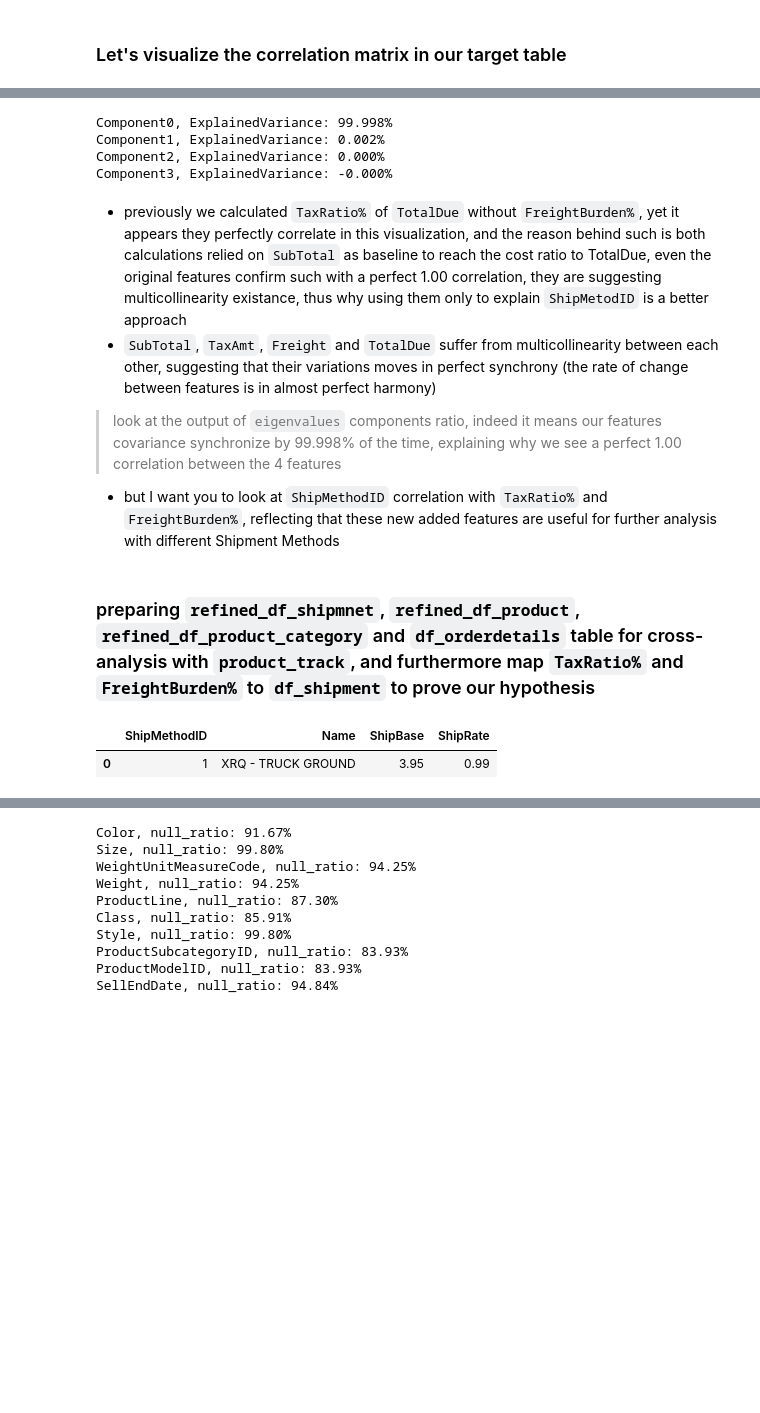
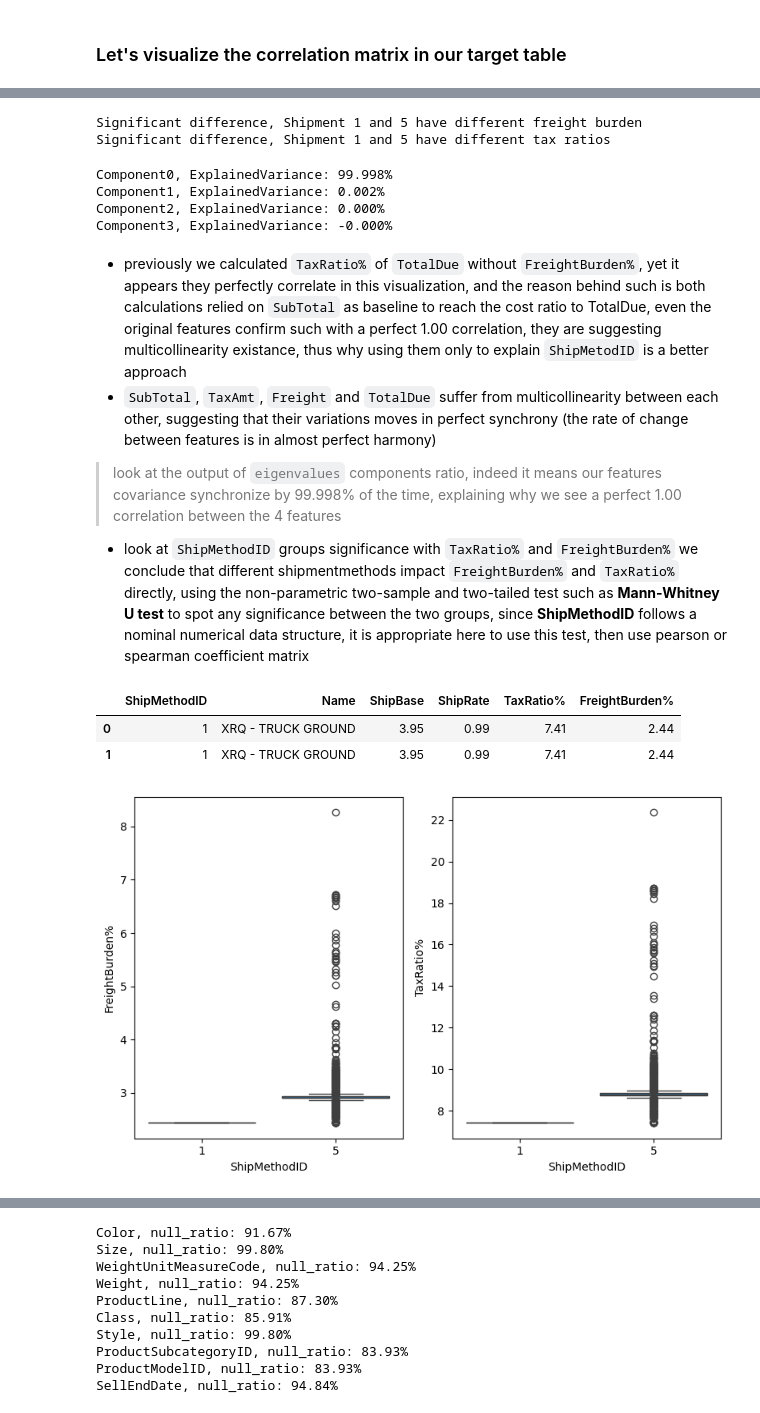
Before and after one commit to AtlasMarbx/AdventureWorks-Data-Migration-and-insight-extraction, a Jupyter notebook: EDA_process.ipynb, the cells around one changed output, grey strips where cells are left out. Drawn from its saved outputs; the diff is of its cells as text; code cells hidden in the pictures; blank space fills up the shorter version.

Commit message:
point of recovery with a decent quality of analysis

```diff
--- a/EDA_process.ipynb
+++ b/EDA_process.ipynb
@@ -610,3 +623,29 @@ plt.show()
+# %%
+from scipy import stats
+
+# seperating ShipMethod's FreightBurden% into two groups for a statistical test
+group_1_freight = refined_df_orderheader[refined_df_orderheader['ShipMethodID'] == 1]['FreightBurden%']
+group_5_freight = refined_df_orderheader[refined_df_orderheader['ShipMethodID'] == 5]['FreightBurden%']
+
+group_1_tax = refined_df_orderheader[refined_df_orderheader['ShipMethodID'] == 1]['TaxRatio%']
+group_5_tax = refined_df_orderheader[refined_df_orderheader['ShipMethodID'] == 5]['TaxRatio%']
+
+# using a non-parametric two-sample and two-tails test as an alternative to t-test without assumption data distribution
+stat_freight, p_value_freight = stats.mannwhitneyu(group_1_freight, group_5_freight, alternative='two-sided')
+if p_value_freight < 0.05:
+    print('Significant difference, Shipment 1 and 5 have different freight burden')
+else:
+    print('No significant difference between the two shipment types')
+
+# using the same approach but to validate the weight of TaxRatio% groups difference significance
+stat_tax, p_value_tax = stats.mannwhitneyu(group_1_tax, group_5_tax, alternative='two-sided')
+if p_value_tax < 0.05:
+    print('Significant difference, Shipment 1 and 5 have different tax ratios')
+else:
+    print('No significant difference between the two shipment types')
+# %% [output]
+Significant difference, Shipment 1 and 5 have different freight burden
+Significant difference, Shipment 1 and 5 have different tax ratios
 # %%
 features = ['SubTotal', 'TaxAmt', 'Freight', 'TotalDue']
 cov_matrix_4d = refined_df_orderheader[features].cov().values
@@ -629,12 +668,35 @@ Component3, ExplainedVariance: -0.000%
 - previously we calculated `TaxRatio%` of `TotalDue` without `FreightBurden%`, yet it appears they perfectly correlate in this visualization, and the reason behind such is both calculations relied on `SubTotal` as baseline to reach the cost ratio to TotalDue, even the original features confirm such with a perfect 1.00 correlation, they are suggesting multicollinearity existance, thus why using them only to explain `ShipMetodID` is a better approach
 - `SubTotal`, `TaxAmt`, `Freight` and `TotalDue` suffer from multicollinearity between each other, suggesting that their variations moves in perfect synchrony (the rate of change between features is in almost perfect harmony)
 > look at the output of `eigenvalues` components ratio, indeed it means our features covariance synchronize by 99.998% of the time, explaining why we see a perfect 1.00 correlation between the 4 features
-- but I want you to look at `ShipMethodID` correlation with `TaxRatio%` and `FreightBurden%`, reflecting that these new added features are useful for further analysis with different Shipment Methods
+- look at `ShipMethodID` groups significance with `TaxRatio%` and `FreightBurden%` we conclude that different shipmentmethods impact `FreightBurden%` and `TaxRatio%` directly, using the non-parametric two-sample and two-tailed test such as **Mann-Whitney U test** to spot any significance between the two groups, since **ShipMethodID** follows a nominal numerical data structure, it is appropriate here to use this test, then use pearson or spearman coefficient matrix
-# %% [markdown]
-### preparing `refined_df_shipmnet`, `refined_df_product`, `refined_df_product_category` and `df_orderdetails` table for cross-analysis with `product_track`, and furthermore map `TaxRatio%` and `FreightBurden%` to `df_shipment` to prove our hypothesis
 # %%
 refined_ship_method = df_shipment.drop(columns=['rowguid', 'ModifiedDate'])
-refined_ship_method.head(1)
+overhead_subset = refined_df_orderheader[['ShipMethodID', 'TaxRatio%', 'FreightBurden%']]
-# %% [output]
-|  | ShipMethodID | Name | ShipBase | ShipRate |
-| 0 | 1 | XRQ - TRUCK GROUND | 3.95 | 0.99 |
+# %%
+shipment_category_subset = pd.merge(refined_ship_method, overhead_subset, on='ShipMethodID')
+
+shipment_category_subset.head(2)
+# %% [output]
+|  | ShipMethodID | Name | ShipBase | ShipRate | TaxRatio% | FreightBurden% |
+| 0 | 1 | XRQ - TRUCK GROUND | 3.95 | 0.99 | 7.41 | 2.44 |
+| 1 | 1 | XRQ - TRUCK GROUND | 3.95 | 0.99 | 7.41 | 2.44 |
+# %%
+import matplotlib.pyplot as plt
+import seaborn as sns
+
+fig, ax = plt.subplots(1, 2, figsize=(8, 5))
+
+sns.boxplot(x='ShipMethodID',
+            y='FreightBurden%',
+            data=refined_df_orderheader,
+            ax=ax[0])
+
+sns.boxplot(x='ShipMethodID',
+            y='TaxRatio%',
+            data=refined_df_orderheader,
+            ax=ax[1])
+
+plt.tight_layout()
+plt.show()
+# %% [output]
+[figure, added]
```
Also changed, not shown: parts of 13 cells of this notebook.
